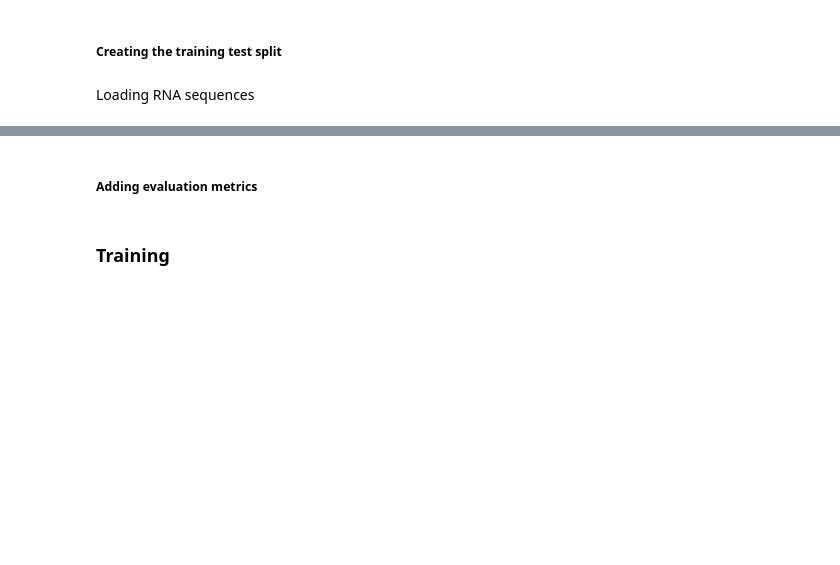
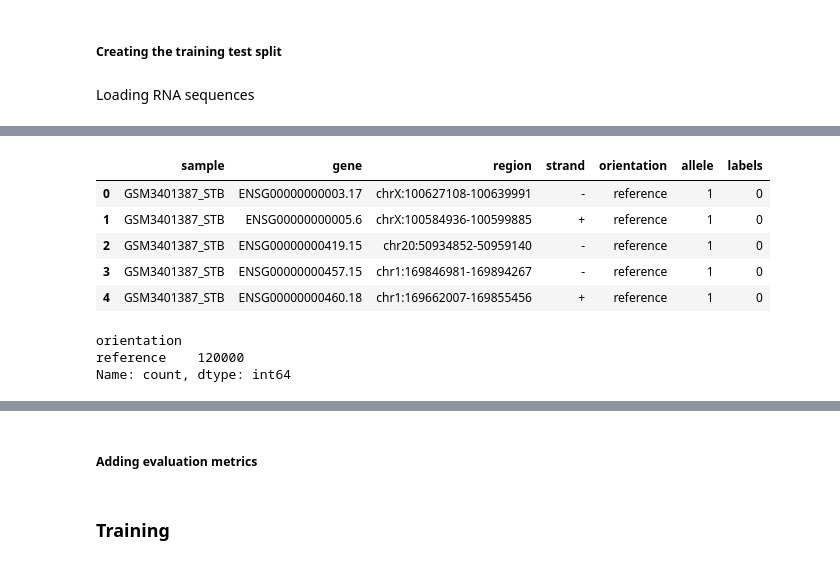
Before and after one commit to distara/Maternal-Disease-Variant-Model, a Jupyter notebook: Maternal Variant Jupyter Notebook.ipynb, the cells around one changed output, grey strips where cells are left out. Saved outputs shown, nothing was run; the diff lists cells and outputs as text; code cells hidden in the pictures; blank space fills up the shorter version.

```diff
--- a/Maternal Variant Jupyter Notebook.ipynb
+++ b/Maternal Variant Jupyter Notebook.ipynb
@@ -315,0 +294,17 @@ Number of train sequences are 140000, while the number of test sequences are 400
+# %%
+PTB_sequences = pd.DataFrame(train_samples)
+
+PTB_sequences[["sample", "gene", "region", "strand", "orientation", "allele", "labels"]].head()
+# %% [output]
+|  | sample | gene | region | strand | orientation | allele | labels |
+| 0 | GSM3401387_STB | ENSG00000000003.17 | chrX:100627108-100639991 | - | reference | 1 | 0 |
+| 1 | GSM3401387_STB | ENSG00000000005.6 | chrX:100584936-100599885 | + | reference | 1 | 0 |
+| 2 | GSM3401387_STB | ENSG00000000419.15 | chr20:50934852-50959140 | - | reference | 1 | 0 |
+| 3 | GSM3401387_STB | ENSG00000000457.15 | chr1:169846981-169894267 | - | reference | 1 | 0 |
+| 4 | GSM3401387_STB | ENSG00000000460.18 | chr1:169662007-169855456 | + | reference | 1 | 0 |
+# %%
+PTB_sequences["orientation"].value_counts(dropna=False)
+# %% [output]
+orientation
+reference    120000
+Name: count, dtype: int64
```
Also changed, not shown: parts of 29 cells of this notebook.
